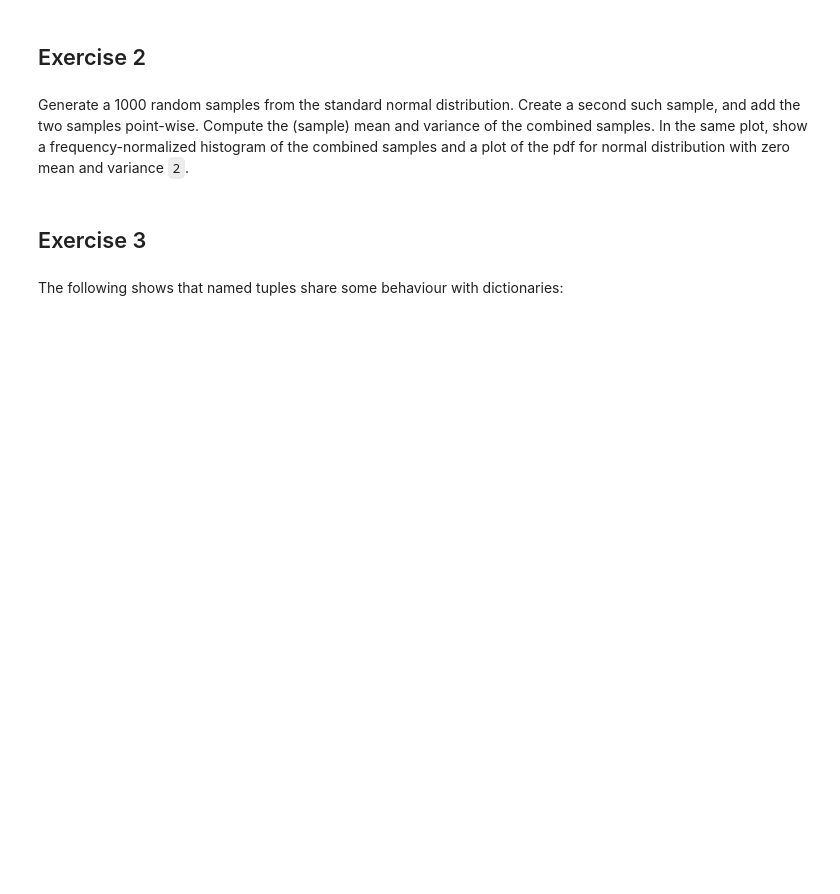
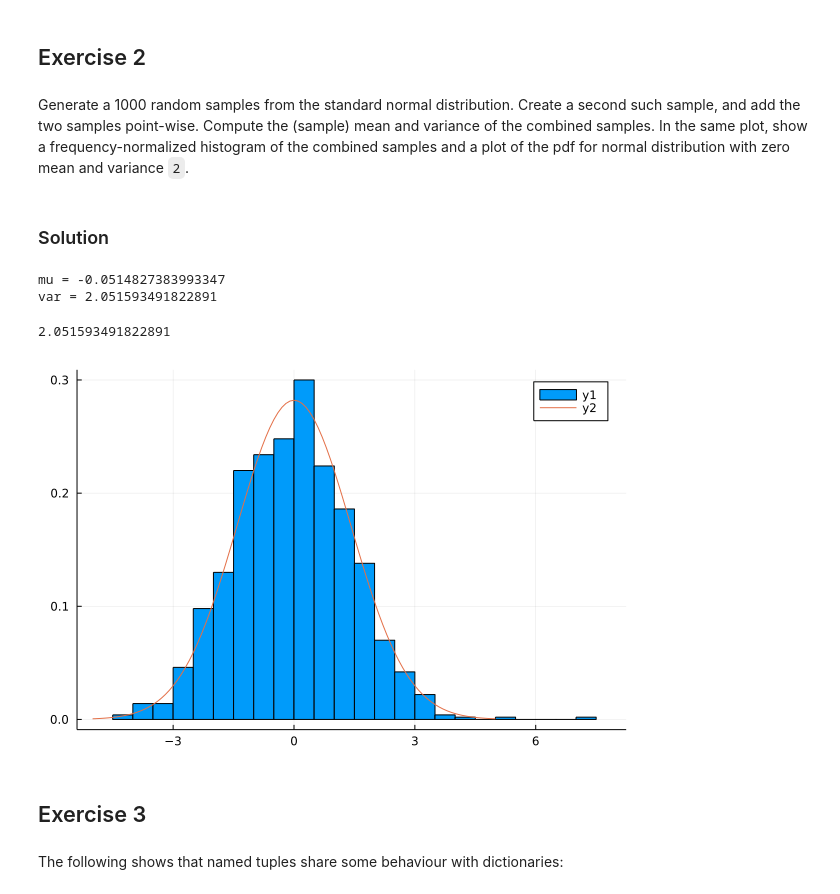
Before and after one commit to ablaom/HelloJulia.jl, a Jupyter notebook: notebooks/99_solutions_to_exercises/notebook.ipynb, the cells around one changed output. Drawn from its saved outputs; the diff is of its cells as text; code cells hidden in the pictures; blank space fills up the shorter version.

Commit message:
add forgotten exercise solution

```diff
--- a/notebooks/99_solutions_to_exercises/notebook.ipynb
+++ b/notebooks/99_solutions_to_exercises/notebook.ipynb
@@ -31,6 +61,38 @@ point-wise.  Compute the (sample) mean and variance of the combined
 samples. In the same plot, show a frequency-normalized histogram of
 the combined samples and a plot of the pdf for normal distribution
 with zero mean and variance `2`.
+# %% [markdown]
+### Solution
+# %%
+using Distributions, Plots, Statistics
+
+samples1 = randn(1000); # or rand(Normal(), 1000)
+samples2 = randn(1000);
+
+samples = samples1 .+ samples2;
+
+mu = mean(samples)
+var = std(samples)^2
+
+@show mu var
+# %% [output]
+mu = -0.0514827383993347
+var = 2.051593491822891
+2.051593491822891
+# %%
+d = Normal(0, sqrt(2))
+f(x) = pdf(d, x)
+
+xs = -5:(0.1):5
+ys = f.(xs);
+
+using Plots
+
+plt = histogram(samples, normalize=true)
+plot!(xs, ys)
+plt
+# %% [output]
+[figure, added]
 # %% [markdown]
 ## Exercise 3
 # %% [markdown]
```
Also changed, not shown: parts of 6 cells of this notebook, 8 other files.
